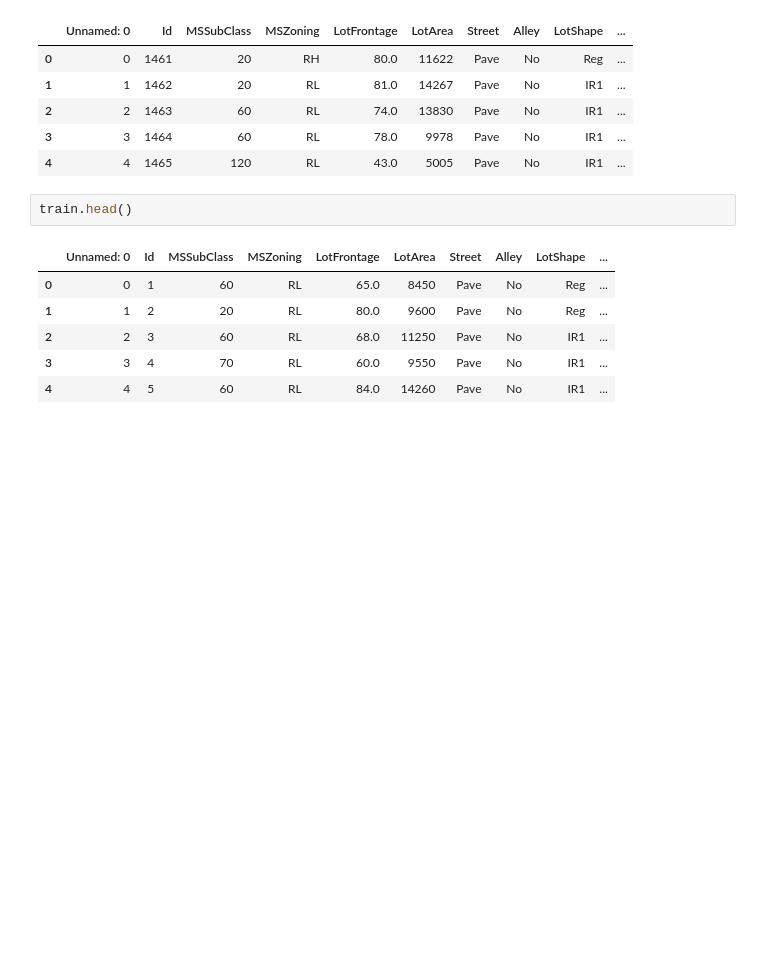
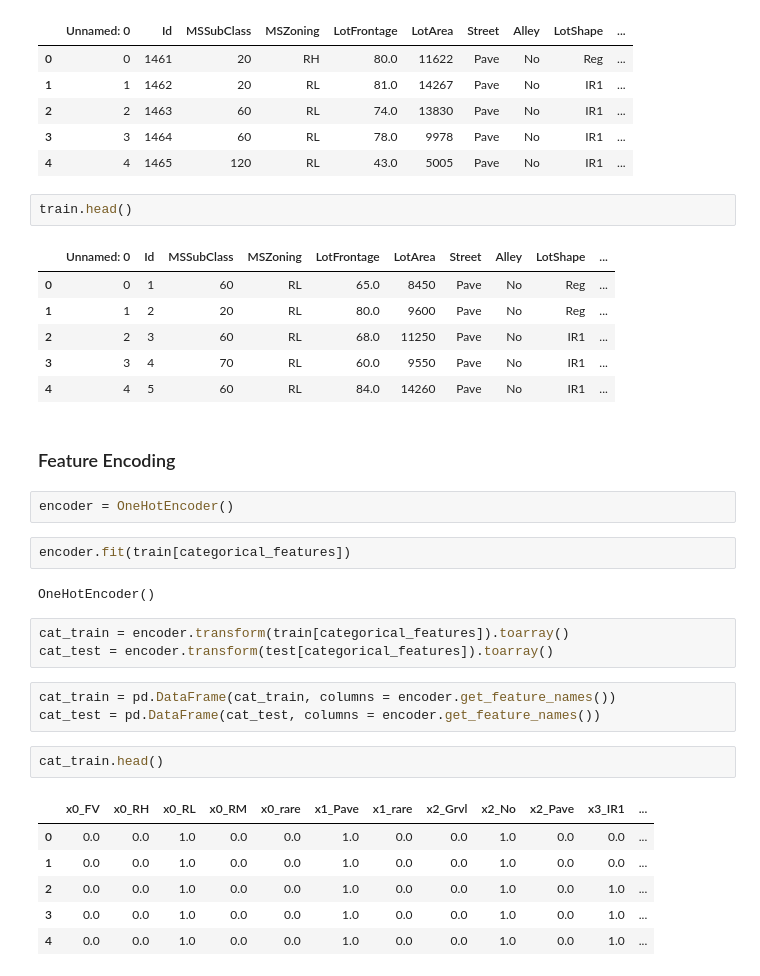
Before and after one commit to alankar23/House_Prices_Pridiction, a Jupyter notebook: FeatureEngg.ipynb, the cells around one changed output. Saved outputs shown, nothing was run; the diff lists cells and outputs as text; blank space fills up the shorter version.

```diff
--- a/FeatureEngg.ipynb
+++ b/FeatureEngg.ipynb
@@ -103,3 +116,26 @@ train.head()
 | 2 | 2 | 3 | 60 | RL | 68.0 | 11250 | Pave | No | IR1 | ... |
 | 3 | 3 | 4 | 70 | RL | 60.0 | 9550 | Pave | No | IR1 | ... |
 | 4 | 4 | 5 | 60 | RL | 84.0 | 14260 | Pave | No | IR1 | ... |
+# %% [markdown]
+### Feature Encoding
+# %%
+encoder = OneHotEncoder()
+# %%
+encoder.fit(train[categorical_features])
+# %% [output]
+OneHotEncoder()
+# %%
+cat_train = encoder.transform(train[categorical_features]).toarray()
+cat_test = encoder.transform(test[categorical_features]).toarray()
+# %%
+cat_train = pd.DataFrame(cat_train, columns = encoder.get_feature_names())
+cat_test = pd.DataFrame(cat_test, columns = encoder.get_feature_names())
+# %%
+cat_train.head()
+# %% [output]
+|  | x0_FV | x0_RH | x0_RL | x0_RM | x0_rare | x1_Pave | x1_rare | x2_Grvl | x2_No | x2_Pave | x3_IR1 | ... |
+| 0 | 0.0 | 0.0 | 1.0 | 0.0 | 0.0 | 1.0 | 0.0 | 0.0 | 1.0 | 0.0 | 0.0 | ... |
+| 1 | 0.0 | 0.0 | 1.0 | 0.0 | 0.0 | 1.0 | 0.0 | 0.0 | 1.0 | 0.0 | 0.0 | ... |
+| 2 | 0.0 | 0.0 | 1.0 | 0.0 | 0.0 | 1.0 | 0.0 | 0.0 | 1.0 | 0.0 | 1.0 | ... |
+| 3 | 0.0 | 0.0 | 1.0 | 0.0 | 0.0 | 1.0 | 0.0 | 0.0 | 1.0 | 0.0 | 1.0 | ... |
+| 4 | 0.0 | 0.0 | 1.0 | 0.0 | 0.0 | 1.0 | 0.0 | 0.0 | 1.0 | 0.0 | 1.0 | ... |
```
Also changed, not shown: parts of 19 cells of this notebook.
